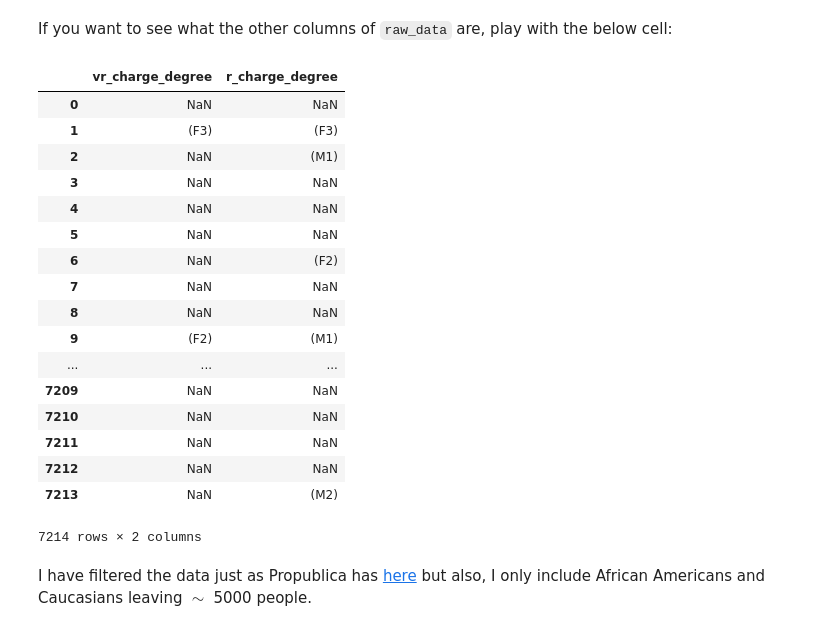
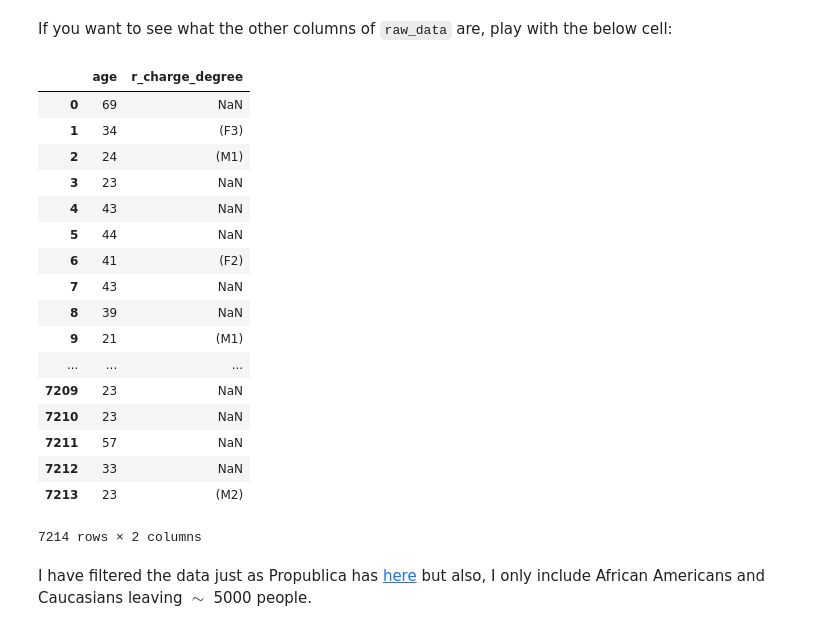
Before and after one commit to Amandarg/debias, a Jupyter notebook: COMPAS_debias_experiments.ipynb, the cells around one changed output. Saved outputs shown, nothing was run; the diff lists cells and outputs as text; code cells hidden in the pictures.

```diff
--- a/COMPAS_debias_experiments.ipynb
+++ b/COMPAS_debias_experiments.ipynb
@@ -93,25 +94,25 @@ allowed_factors
 # %% [markdown]
 If you want to see what the other columns of `raw_data` are, play with the below cell:
 # %%
-raw_data[['vr_charge_degree', 'r_charge_degree']]
+raw_data[['age', 'r_charge_degree']]
 # %% [output]
-|  | vr_charge_degree | r_charge_degree |
-| 0 | NaN | NaN |
-| 1 | (F3) | (F3) |
-| 2 | NaN | (M1) |
-| 3 | NaN | NaN |
-| 4 | NaN | NaN |
-| 5 | NaN | NaN |
-| 6 | NaN | (F2) |
-| 7 | NaN | NaN |
-| 8 | NaN | NaN |
-| 9 | (F2) | (M1) |
+|  | age | r_charge_degree |
+| 0 | 69 | NaN |
+| 1 | 34 | (F3) |
+| 2 | 24 | (M1) |
+| 3 | 23 | NaN |
+| 4 | 43 | NaN |
+| 5 | 44 | NaN |
+| 6 | 41 | (F2) |
+| 7 | 43 | NaN |
+| 8 | 39 | NaN |
+| 9 | 21 | (M1) |
 | ... | ... | ... |
-| 7209 | NaN | NaN |
-| 7210 | NaN | NaN |
-| 7211 | NaN | NaN |
-| 7212 | NaN | NaN |
-| 7213 | NaN | (M2) |
+| 7209 | 23 | NaN |
+| 7210 | 23 | NaN |
+| 7211 | 57 | NaN |
+| 7212 | 33 | NaN |
+| 7213 | 23 | (M2) |
 7214 rows × 2 columns
 # %% [markdown]
 I have filtered the data just as Propublica has [here](https://github.com/propublica/compas-analysis/blob/master/Compas%20Analysis.ipynb) but also, I only include African Americans and Caucasians leaving $\sim$ 5000 people.
```
Also changed, not shown: parts of 7 cells of this notebook.
